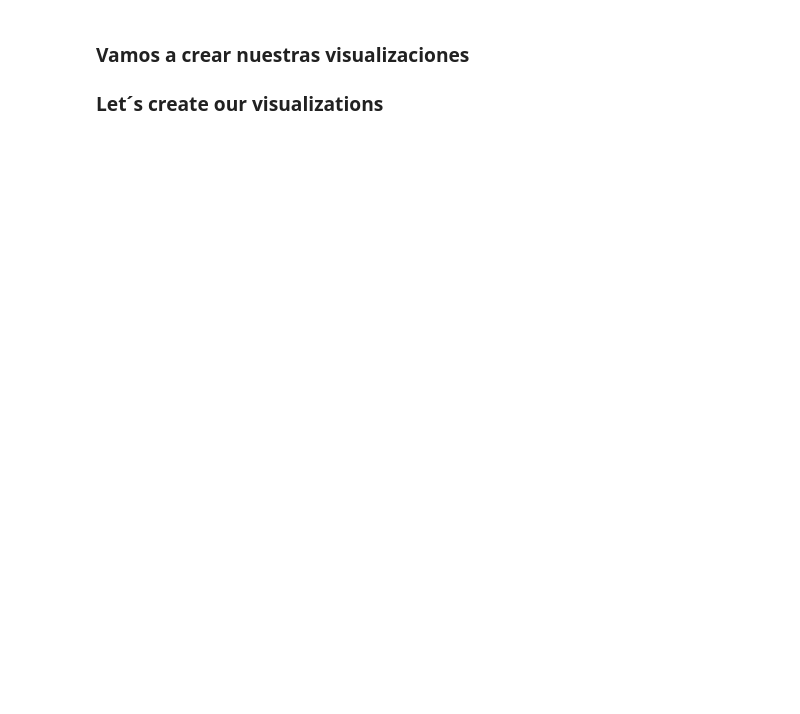
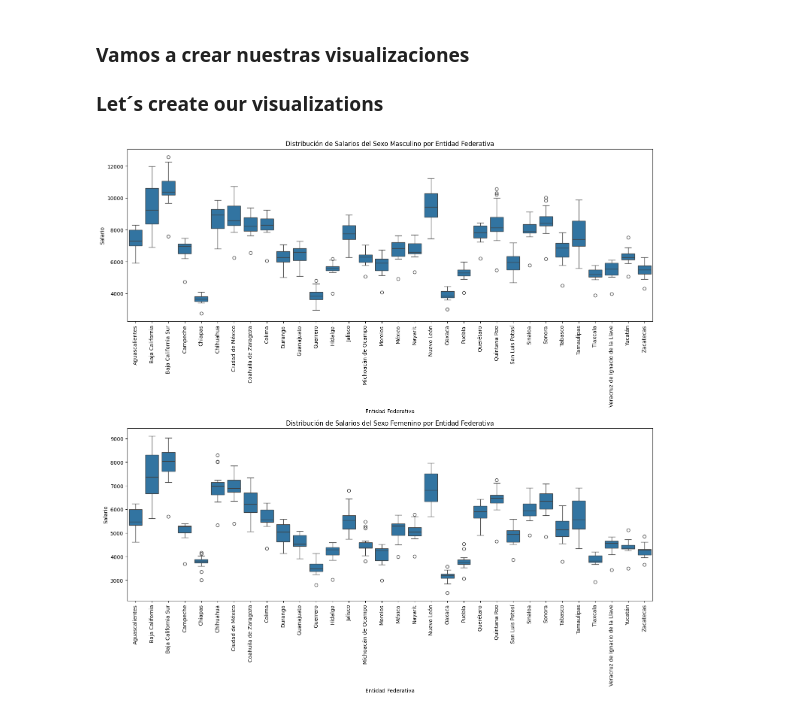
Before and after one commit to Qarant/Analysis-of-Mexican-Salaries-Over-Time, a Jupyter notebook: Statistics_and_Visualization.ipynb, the cells around one changed output. Drawn from its saved outputs; the diff is of its cells as text; code cells hidden in the pictures; blank space fills up the shorter version.

```diff
--- a/Statistics_and_Visualization.ipynb
+++ b/Statistics_and_Visualization.ipynb
@@ -44,5 +72,25 @@ DataFrame Mujeres:
 ### Vamos a crear nuestras visualizaciones
 
 ### Let´s create our visualizations
+# %%
+fig, axes = plt.subplots(2, 1, figsize=(15, 15))
+
+# Grafico de salarios Hombres
+sns.boxplot(ax=axes[0], data=df_promedio_hombres, x='Entidad Federativa', y='Salario')
+axes[0].set_xticks(range(len(df_promedio_hombres['Entidad Federativa'].unique())))
+axes[0].set_xticklabels(df_promedio_hombres['Entidad Federativa'].unique(), rotation=90)
+axes[0].set_title('Distribución de Salarios del Sexo Masculino por Entidad Federativa')
+
+# Gráfico de salarios Mujeres
+sns.boxplot(ax=axes[1], data=df_promedio_mujeres, x='Entidad Federativa', y='Salario')
+axes[1].set_xticks(range(len(df_promedio_mujeres['Entidad Federativa'].unique())))
+axes[1].set_xticklabels(df_promedio_mujeres['Entidad Federativa'].unique(), rotation=90)
+axes[1].set_title('Distribución de Salarios del Sexo Femenino por Entidad Federativa')
+
+# Ajustar el layout y mostrar las gráficas
+plt.tight_layout() # Ajustar el layout para evitar superposición de gráficas
+plt.show() # Mostrar las gráficas
+# %% [output]
+[figure, added]
 # %%
 plt.figure(figsize=(15, 10))
```
Also changed, not shown: parts of 5 cells of this notebook.
